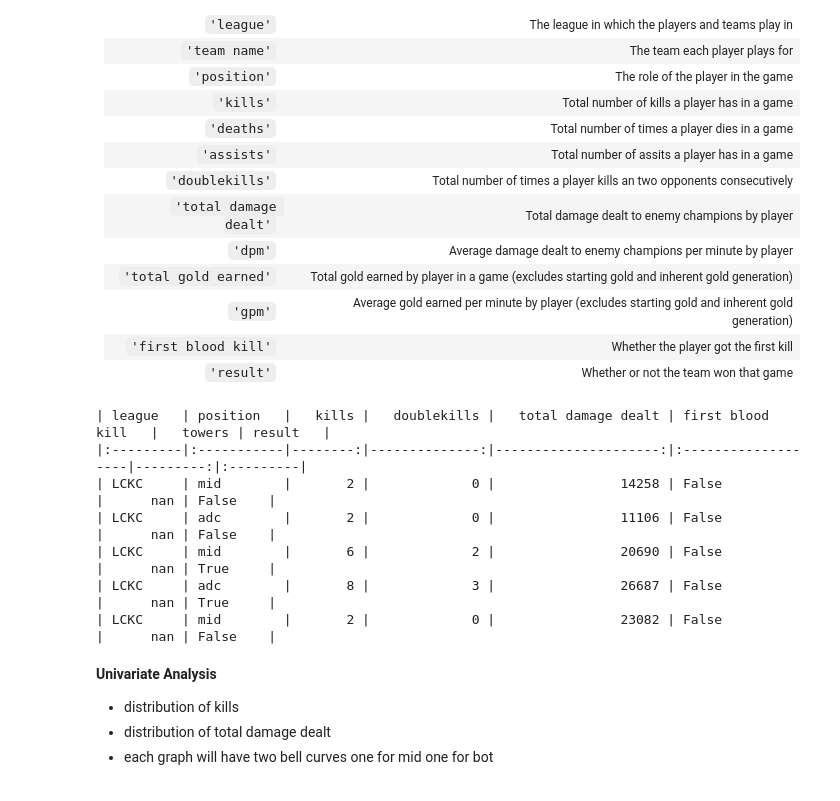
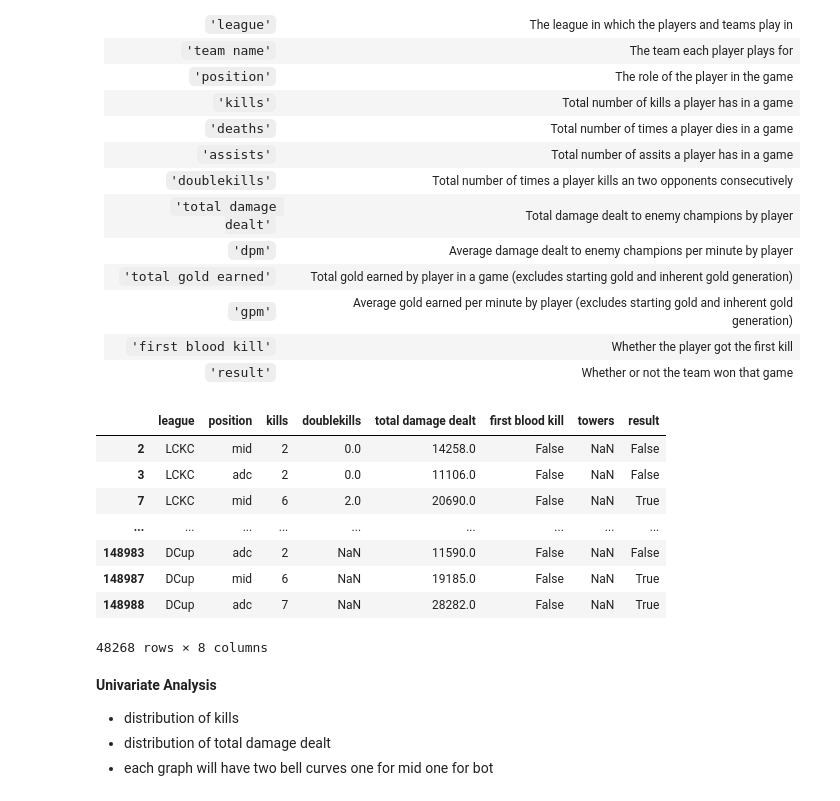
Before and after one commit to skvillamin/league-predictions, a Jupyter notebook: Final Code.ipynb, the cells around one changed output. Saved outputs shown, nothing was run; the diff lists cells and outputs as text; code cells hidden in the pictures.

```diff
--- a/Final Code.ipynb
+++ b/Final Code.ipynb
@@ -94,16 +94,18 @@ league
 # %%
 #create a df with just mid and adc positions
 mid_adc = league[(league['position'].str.lower() == 'adc') | (league['position'].str.lower() == 'mid')]
 mid_adc= mid_adc[['league', 'position', 'kills', 'doublekills', 'total damage dealt', 'first blood kill', 'towers', 'result']]
-print(mid_adc.head().to_markdown(index=False))
+mid_adc
 # %% [output]
+|  | league | position | kills | doublekills | total damage dealt | first blood kill | towers | result |
+| 2 | LCKC | mid | 2 | 0.0 | 14258.0 | False | NaN | False |
+| 3 | LCKC | adc | 2 | 0.0 | 11106.0 | False | NaN | False |
+| 7 | LCKC | mid | 6 | 2.0 | 20690.0 | False | NaN | True |
+| ... | ... | ... | ... | ... | ... | ... | ... | ... |
+| 148983 | DCup | adc | 2 | NaN | 11590.0 | False | NaN | False |
+| 148987 | DCup | mid | 6 | NaN | 19185.0 | False | NaN | True |
+| 148988 | DCup | adc | 7 | NaN | 28282.0 | False | NaN | True |
-| league   | position   |   kills |   doublekills |   total damage dealt | first blood kill   |   towers | result   |
-|:---------|:-----------|--------:|--------------:|---------------------:|:-------------------|---------:|:---------|
-| LCKC     | mid        |       2 |             0 |                14258 | False              |      nan | False    |
-| LCKC     | adc        |       2 |             0 |                11106 | False              |      nan | False    |
-| LCKC     | mid        |       6 |             2 |                20690 | False              |      nan | True     |
-| LCKC     | adc        |       8 |             3 |                26687 | False              |      nan | True     |
-| LCKC     | mid        |       2 |             0 |                23082 | False              |      nan | False    |
+48268 rows × 8 columns
 # %% [markdown]
 **Univariate Analysis**
 - distribution of kills
```
Also changed, not shown: 1 other file.
